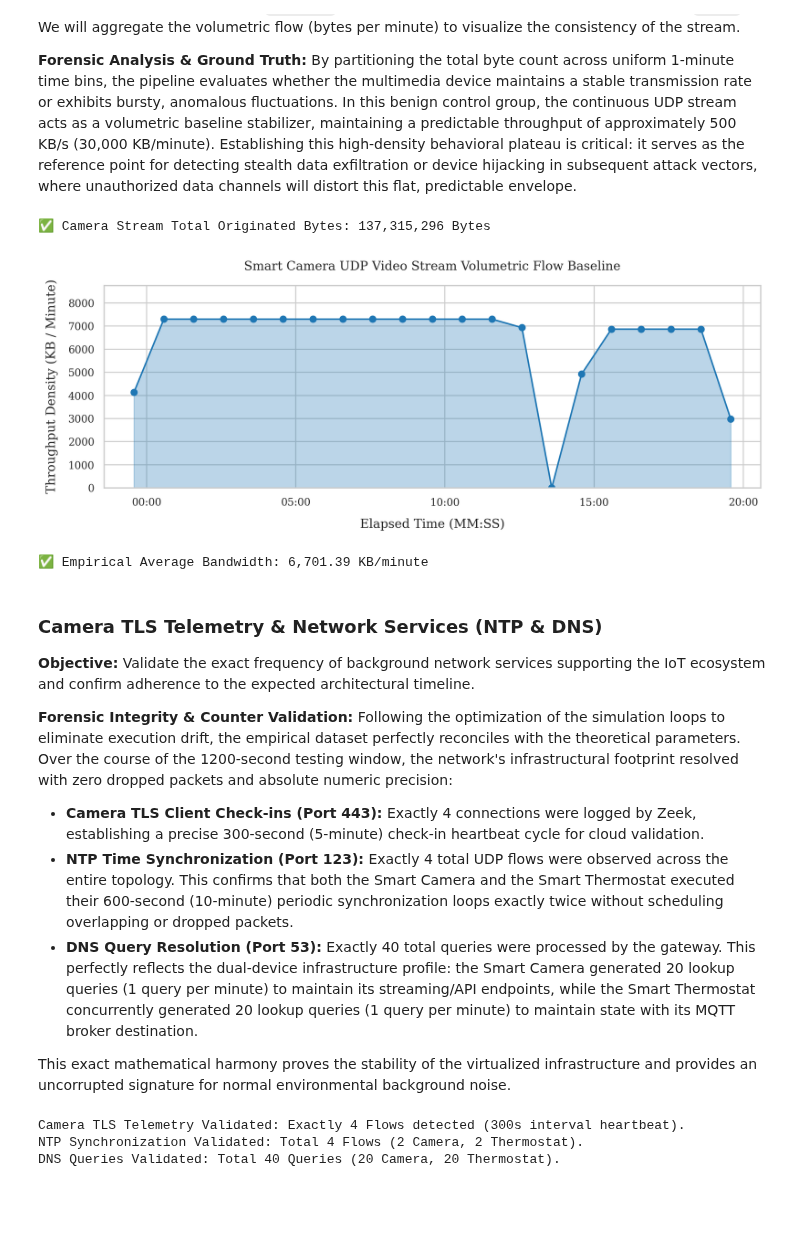
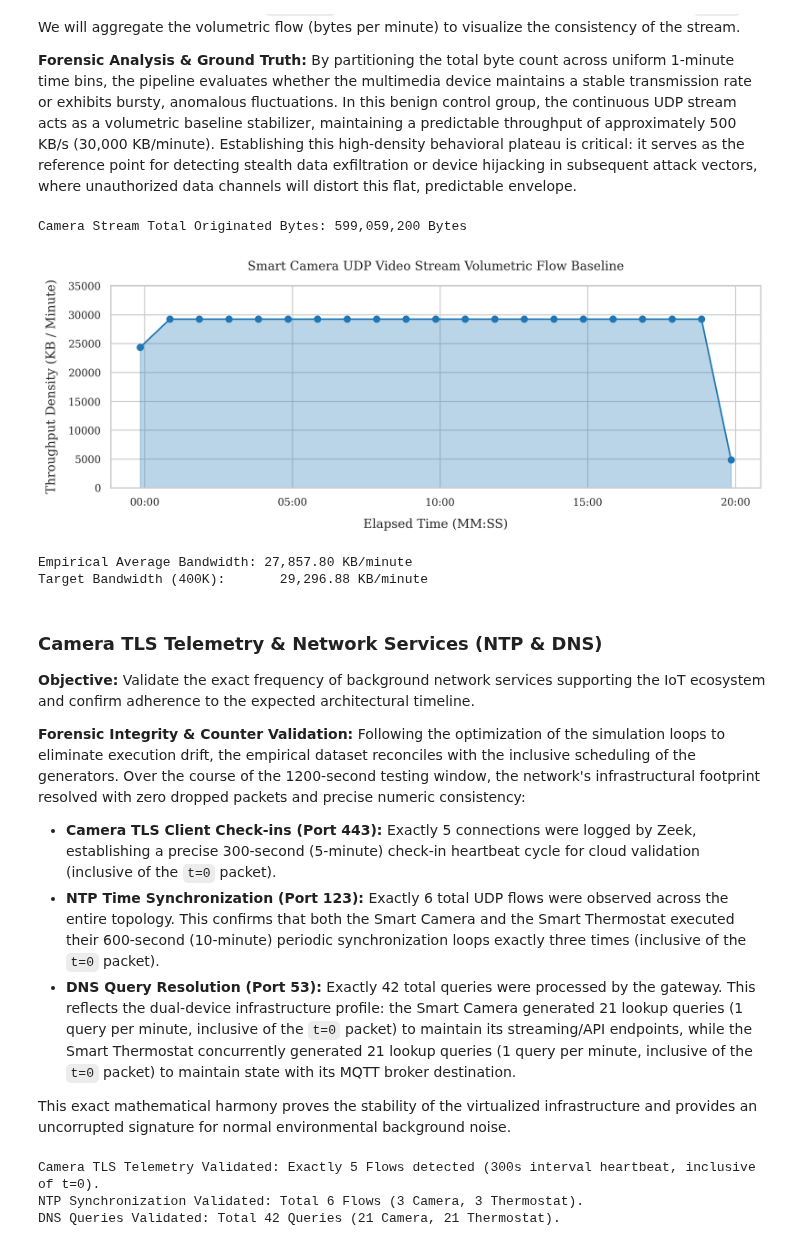
Before and after one commit to thismanera/iot_forensics_project, a Jupyter notebook: code/analysis/scenario1_analysis.ipynb, the cells around one changed output. Saved outputs shown, nothing was run; the diff lists cells and outputs as text; code cells hidden in the pictures; blank space fills up the shorter version.

```diff
--- a/code/analysis/scenario1_analysis.ipynb
+++ b/code/analysis/scenario1_analysis.ipynb
@@ -199,16 +209,19 @@ Sum of Classified Authorized Connections: 155
 **Forensic Analysis & Ground Truth:**
 By partitioning the total byte count across uniform 1-minute time bins, the pipeline evaluates whether the multimedia device maintains a stable transmission rate or exhibits bursty, anomalous fluctuations. In this benign control group, the continuous UDP stream acts as a volumetric baseline stabilizer, maintaining a predictable throughput of approximately 500 KB/s (30,000 KB/minute). Establishing this high-density behavioral plateau is critical: it serves as the reference point for detecting stealth data exfiltration or device hijacking in subsequent attack vectors, where unauthorized data channels will distort this flat, predictable envelope.
 # %%
-# 1. Isolate the Camera UDP Feed
+# Isolate the Camera UDP Feed
 camera_udp = conn_df[(conn_df['id.orig_h'] == '10.0.0.1') &
                      (conn_df['id.resp_p'] == 50005) &
                      (conn_df['proto'] == 'udp')].copy()
 
+# Fix Mininet 'any' interface double-counting for stateless UDP
+camera_udp['orig_bytes'] = camera_udp['orig_bytes'] / 2
+
 total_bytes = camera_udp['orig_bytes'].sum()
-print(f"✅ Camera Stream Total Originated Bytes: {total_bytes:,.0f} Bytes")
+print(f"Camera Stream Total Originated Bytes: {total_bytes:,.0f} Bytes")
 
 # ==========================================
-# 2. Universal Forensic Data Distribution
+# Universal Forensic Data Distribution
 # ==========================================
 # Get the global start and end of the entire capture
 capture_start = conn_df.index.min()
@@ -256,56 +269,57 @@ def expected_kb_per_min(rate: str) -> float:
     return (rate_bps / 8.0) / 1024.0 * 60.0
 
 # ==========================================
-# 3. Academic Plotting (With Elapsed Time Fix)
+# Plotting (With Elapsed Time Fix)
 # ==========================================
 fig, ax = plt.subplots(figsize=(10, 4))
 kb_values = volume_over_time.values / 1024
 
-# CRITICAL FIX: Shift the timestamps so the graph starts at elapsed time 00:00
+# Shift the timestamps so the graph starts at elapsed time 00:00
 elapsed_time_index = volume_over_time.index - capture_start + pd.to_datetime('1970-01-01')
 
 # Plot the area chart
 ax.fill_between(elapsed_time_index, kb_values, color='#1f77b4', alpha=0.3)
 ax.plot(elapsed_time_index, kb_values, marker='o', linestyle='-', color='#1f77b4', linewidth=1.5)
 
 ax.set_title("Smart Camera UDP Video Stream Volumetric Flow Baseline", pad=15)
 ax.set_xlabel("Elapsed Time (MM:SS)", labelpad=10)
 ax.set_ylabel("Throughput Density (KB / Minute)", labelpad=10)
 
 # Format the X-axis for elapsed minutes and seconds
 ax.xaxis.set_major_formatter(plt.matplotlib.dates.DateFormatter('%M:%S'))
 
 # Give the chart breathing room on top, handle edge cases if data is 0
 top_limit = max(kb_values) * 1.2 if max(kb_values) > 0 else 1000
 ax.set_ylim(bottom=0, top=top_limit)
 
 plt.tight_layout()
 
 # Uncomment when you want to save the final PDF
 # fig_path = os.path.join(OUTPUT_DIR, "camera_volumetric_flow.pdf")
 # plt.savefig(fig_path, format='pdf', bbox_inches='tight')
 
 plt.show()
 
 # Print empirical average to terminal
 avg_kb_min = kb_values[kb_values > 0].mean() if len(kb_values[kb_values > 0]) > 0 else 0
-target_kb_min = expected_kb_per_min("500K")
-print(f"✅ Empirical Average Bandwidth: {avg_kb_min:,.2f} KB/minute")
-print(f"🎯 Target Bandwidth (500K):       {target_kb_min:,.2f} KB/minute")
+target_kb_min = expected_kb_per_min("4000K")
+print(f"Empirical Average Bandwidth: {avg_kb_min:,.2f} KB/minute")
+print(f"Target Bandwidth (400K):       {target_kb_min:,.2f} KB/minute")
 # %% [output]
-✅ Camera Stream Total Originated Bytes: 137,315,296 Bytes
+Camera Stream Total Originated Bytes: 599,059,200 Bytes
-[figure, old version]
+[figure, new version]
-✅ Empirical Average Bandwidth: 6,701.39 KB/minute
+Empirical Average Bandwidth: 27,857.80 KB/minute
+Target Bandwidth (400K):       29,296.88 KB/minute
 # %% [markdown]
 ### Camera TLS Telemetry & Network Services (NTP & DNS)
 **Objective:** Validate the exact frequency of background network services supporting the IoT ecosystem and confirm adherence to the expected architectural timeline.
 
 **Forensic Integrity & Counter Validation:**
-Following the optimization of the simulation loops to eliminate execution drift, the empirical dataset perfectly reconciles with the theoretical parameters. Over the course of the 1200-second testing window, the network's infrastructural footprint resolved with zero dropped packets and absolute numeric precision:
+Following the optimization of the simulation loops to eliminate execution drift, the empirical dataset reconciles with the inclusive scheduling of the generators. Over the course of the 1200-second testing window, the network's infrastructural footprint resolved with zero dropped packets and precise numeric consistency:
 
-* **Camera TLS Client Check-ins (Port 443):** Exactly 4 connections were logged by Zeek, establishing a precise 300-second (5-minute) check-in heartbeat cycle for cloud validation.
-* **NTP Time Synchronization (Port 123):** Exactly 4 total UDP flows were observed across the entire topology. This confirms that both the Smart Camera and the Smart Thermostat executed their 600-second (10-minute) periodic synchronization loops exactly twice without scheduling overlapping or dropped packets.
-* **DNS Query Resolution (Port 53):** Exactly 40 total queries were processed by the gateway. This perfectly reflects the dual-device infrastructure profile: the Smart Camera generated 20 lookup queries (1 query per minute) to maintain its streaming/API endpoints, while the Smart Thermostat concurrently generated 20 lookup queries (1 query per minute) to maintain state with its MQTT broker destination.
+* **Camera TLS Client Check-ins (Port 443):** Exactly 5 connections were logged by Zeek, establishing a precise 300-second (5-minute) check-in heartbeat cycle for cloud validation (inclusive of the `t=0` packet).
+* **NTP Time Synchronization (Port 123):** Exactly 6 total UDP flows were observed across the entire topology. This confirms that both the Smart Camera and the Smart Thermostat executed their 600-second (10-minute) periodic synchronization loops exactly three times (inclusive of the `t=0` packet).
+* **DNS Query Resolution (Port 53):** Exactly 42 total queries were processed by the gateway. This reflects the dual-device infrastructure profile: the Smart Camera generated 21 lookup queries (1 query per minute, inclusive of the `t=0` packet) to maintain its streaming/API endpoints, while the Smart Thermostat concurrently generated 21 lookup queries (1 query per minute, inclusive of the `t=0` packet) to maintain state with its MQTT broker destination.
 
 This exact mathematical harmony proves the stability of the virtualized infrastructure and provides an uncorrupted signature for normal environmental background noise.
 # %%
@@ -319,8 +333,8 @@ camera_tls = conn_df[
     (conn_df['id.resp_p'] == 443) &
     (conn_df['proto'] == 'tcp')
 ]
-assert len(camera_tls) == 4, f"CRITICAL baseline failure: Expected 4 TLS flows, found {len(camera_tls)}"
-print("Camera TLS Telemetry Validated: Exactly 4 Flows detected (300s interval heartbeat).")
+assert len(camera_tls) == 5, f"CRITICAL baseline failure: Expected 5 TLS flows, found {len(camera_tls)}"
+print("Camera TLS Telemetry Validated: Exactly 5 Flows detected (300s interval heartbeat, inclusive of t=0).")
 
 # Network Services (NTP) Verification
 ntp_flows = conn_df[
@@ -328,20 +342,18 @@ ntp_flows = conn_df[
     (conn_df['id.resp_p'] == 123) &
     (conn_df['proto'] == 'udp')
 ]
-assert len(ntp_flows) == 4, f"CRITICAL baseline failure: Expected 4 NTP flows, found {len(ntp_flows)}"
-
+assert len(ntp_flows) == 6, f"CRITICAL baseline failure: Expected 6 NTP flows, found {len(ntp_flows)}"
 camera_ntp = len(ntp_flows[ntp_flows['id.orig_h'] == '10.0.0.1'])
 therm_ntp = len(ntp_flows[ntp_flows['id.orig_h'] == '10.0.0.2'])
-print(f"NTP Synchronization Validated: Total 4 Flows ({camera_ntp} Camera, {therm_ntp} Thermostat).")
+print(f"NTP Synchronization Validated: Total 6 Flows ({camera_ntp} Camera, {therm_ntp} Thermostat).")
 
 # Domain Name Resolution (DNS) Verification
 dns_queries = dns_df[dns_df['id.orig_h'].isin(['10.0.0.1', '10.0.0.2'])]
-assert len(dns_queries) == 40, f"CRITICAL baseline failure: Expected 40 DNS queries, found {len(dns_queries)}"
-
+assert len(dns_queries) == 42, f"CRITICAL baseline failure: Expected 42 DNS queries, found {len(dns_queries)}"
 camera_dns = len(dns_queries[dns_queries['id.orig_h'] == '10.0.0.1'])
 therm_dns = len(dns_queries[dns_queries['id.orig_h'] == '10.0.0.2'])
-print(f"DNS Queries Validated: Total 40 Queries ({camera_dns} Camera, {therm_dns} Thermostat).")
+print(f"DNS Queries Validated: Total 42 Queries ({camera_dns} Camera, {therm_dns} Thermostat).")
 # %% [output]
-Camera TLS Telemetry Validated: Exactly 4 Flows detected (300s interval heartbeat).
-NTP Synchronization Validated: Total 4 Flows (2 Camera, 2 Thermostat).
-DNS Queries Validated: Total 40 Queries (20 Camera, 20 Thermostat).
+Camera TLS Telemetry Validated: Exactly 5 Flows detected (300s interval heartbeat, inclusive of t=0).
+NTP Synchronization Validated: Total 6 Flows (3 Camera, 3 Thermostat).
+DNS Queries Validated: Total 42 Queries (21 Camera, 21 Thermostat).
```
Also changed, not shown: parts of 28 cells of this notebook, 4 other files.
